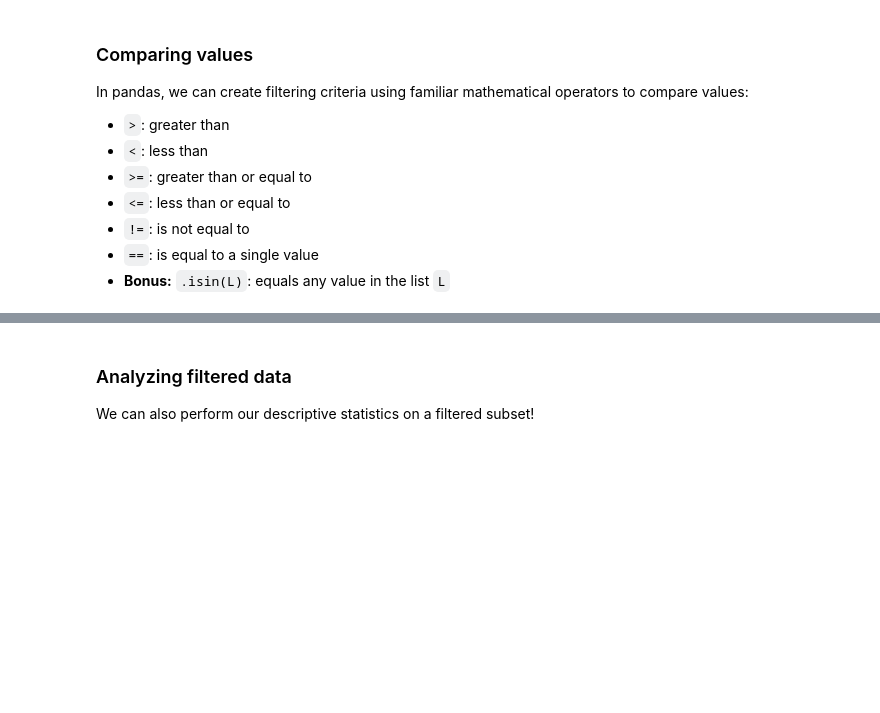
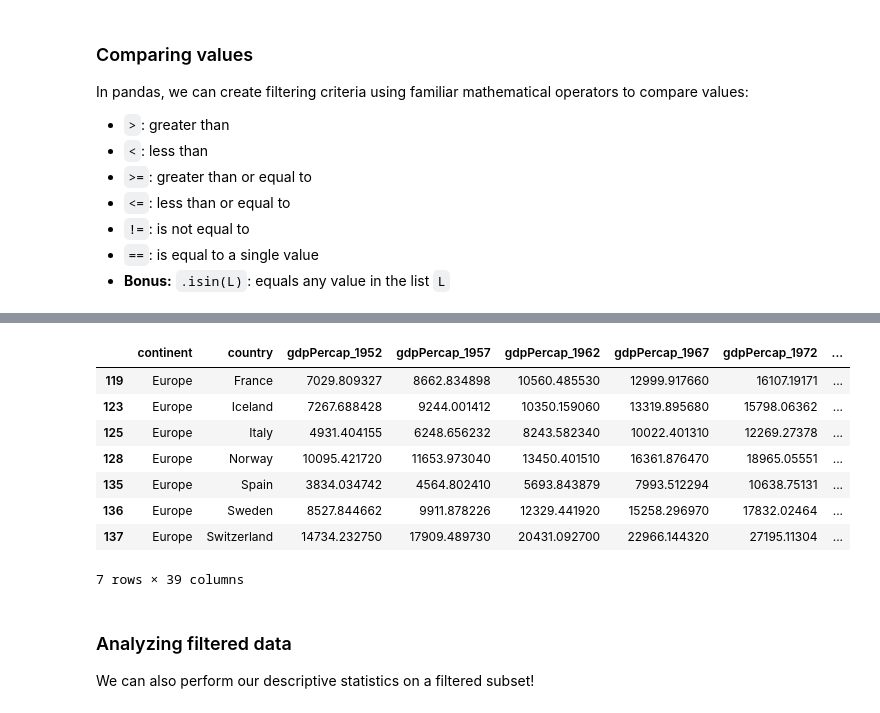
Before and after one commit to zjims/python-for-ai, a Jupyter notebook: 02_data_analysis_pandas_copy.ipynb, the cells around one changed output, grey strips where cells are left out. Drawn from its saved outputs; the diff is of its cells as text; code cells hidden in the pictures; blank space fills up the shorter version.

```diff
--- a/02_data_analysis_pandas_copy.ipynb
+++ b/02_data_analysis_pandas_copy.ipynb
@@ -552,6 +618,17 @@ df[(df['gdpPercap_2007'] >= 3000) & (df['lifeExp_2007'] < 60)]
 # %%
 # Display all European countries that have 2007 life expectancies over 80.
 # Your code here
+df[(df['continent'] == 'Europe') & (df['lifeExp_2007'] > 80)]
+# %% [output]
+|  | continent | country | gdpPercap_1952 | gdpPercap_1957 | gdpPercap_1962 | gdpPercap_1967 | gdpPercap_1972 | ... |
+| 119 | Europe | France | 7029.809327 | 8662.834898 | 10560.485530 | 12999.917660 | 16107.19171 | ... |
+| 123 | Europe | Iceland | 7267.688428 | 9244.001412 | 10350.159060 | 13319.895680 | 15798.06362 | ... |
+| 125 | Europe | Italy | 4931.404155 | 6248.656232 | 8243.582340 | 10022.401310 | 12269.27378 | ... |
+| 128 | Europe | Norway | 10095.421720 | 11653.973040 | 13450.401510 | 16361.876470 | 18965.05551 | ... |
+| 135 | Europe | Spain | 3834.034742 | 4564.802410 | 5693.843879 | 7993.512294 | 10638.75131 | ... |
+| 136 | Europe | Sweden | 8527.844662 | 9911.878226 | 12329.441920 | 15258.296970 | 17832.02464 | ... |
+| 137 | Europe | Switzerland | 14734.232750 | 17909.489730 | 20431.092700 | 22966.144320 | 27195.11304 | ... |
+7 rows × 39 columns
 # %% [markdown]
 ### Analyzing filtered data
 We can also perform our descriptive statistics on a filtered subset!
```
Also changed, not shown: parts of 20 cells of this notebook.
